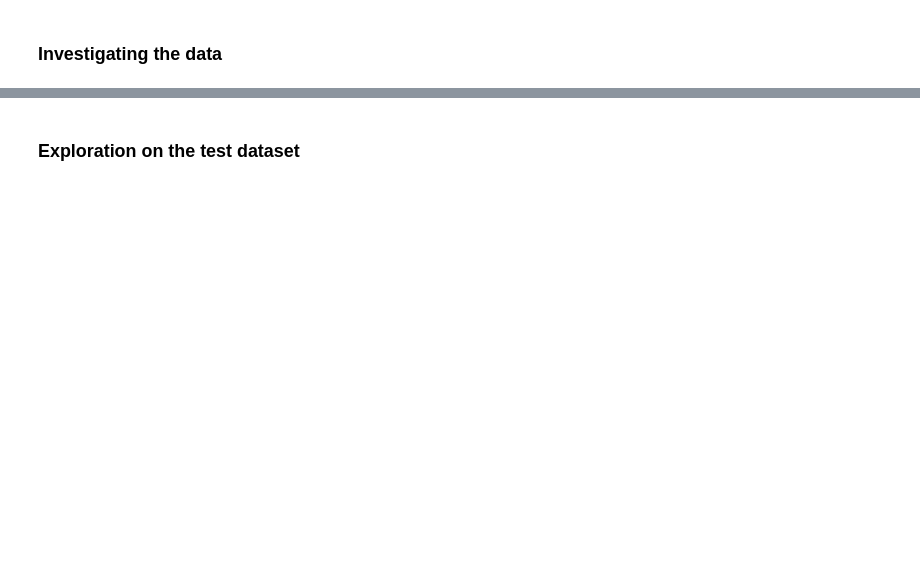
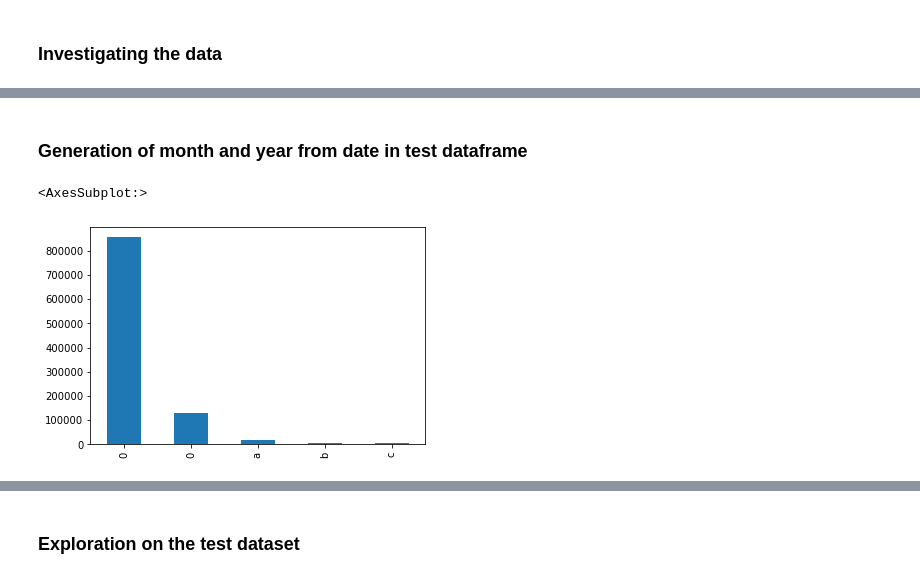
Before and after one commit to Stella-Mutacho/10Academy-Pharmaceutical-Sales-prediction-Project, a Jupyter notebook: notebooks/eda.ipynb, the cells around one changed output, grey strips where cells are left out. Cells and saved outputs as stored; diff of their text form; code cells hidden in the pictures; blank space fills up the shorter version.

```diff
--- a/notebooks/eda.ipynb
+++ b/notebooks/eda.ipynb
@@ -139,0 +279,39 @@ dtype: int64
+# %%
+#imp_median = SimpleImputer(missing_values=np.nan, strategy='most_frequent')
+
+
+
+#train_store['PromoInterval'].fillna(0, inplace=True)
+
+# imp_median = SimpleImputer(missing_values=np.nan, strategy='median')
+# imp_median = imp_median.fit(train_store[['CompetitionDistance']])
+# train_store['CompetitionDistance'] = imp_median.transform(train_store[['CompetitionDistance']]).ravel()
+
+imp_median = SimpleImputer(missing_values=np.nan, strategy='median')
+imp_median = imp_median.fit(train_store[['CompetitionOpenSinceYear']])
+train_store['CompetitionOpenSinceYear'] = imp_median.transform(train_store[['CompetitionOpenSinceYear']]).ravel()
+
+imp_median = SimpleImputer(missing_values=np.nan, strategy='median')
+imp_median = imp_median.fit(train_store[['CompetitionOpenSinceYear']])
+train_store['CompetitionOpenSinceYear'] = imp_median.transform(train_store[['CompetitionOpenSinceYear']]).ravel()
+
+imp_median = SimpleImputer(missing_values=np.nan, strategy='median')
+imp_median = imp_median.fit(train_store[['Promo2SinceWeek']])
+train_store['Promo2SinceWeek'] = imp_median.transform(train_store[['Promo2SinceWeek']]).ravel()
+imp_median = SimpleImputer(missing_values=np.nan, strategy='median')
+imp_median = imp_median.fit(train_store[['Promo2SinceWeek']])
+train_store['Promo2SinceYear'] = imp_median.transform(train_store[['Promo2SinceYear']]).ravel()
+imputer = SimpleImputer(strategy='constant',
+                        missing_values=np.nan, fill_value=0)
+imp_median = imp_median.fit(train_store[['Open']])
+train_store['Open'] = imp_median.transform(train_store[['Open']]).ravel()
+imp_median = SimpleImputer(missing_values=np.nan, strategy='median')
+imp_median = imp_median.fit(train_store[['CompetitionOpenSinceYear']])
+train_store['CompetitionOpenSinceYear'] = imp_median.transform(train_store[['CompetitionOpenSinceYear']]).ravel()
+imp_most_frequent = SimpleImputer(missing_values=np.nan, strategy='most_frequent')
+imp_most_frequent = imp_most_frequent.fit(train_store[['PromoInterval']])
+train_store['PromoInterval'] = imp_most_frequent.transform(train_store[['PromoInterval']]).ravel()
+
+imp_median = SimpleImputer(missing_values=np.nan, strategy='median')
+imp_median = imp_median.fit(train_store[['CompetitionOpenSinceMonth']])
+train_store['CompetitionOpenSinceMonth'] = imp_median.transform(train_store[['CompetitionOpenSinceMonth']]).ravel()
@@ -139,0 +362,7 @@ dtype: int64
+# %% [markdown]
+### Generation of month and year from date in test dataframe
+# %%
+train_store['StateHoliday'].value_counts().plot(kind='bar')
+# %% [output]
+<AxesSubplot:>
+[figure, added]
```
Also changed, not shown: parts of 78 cells of this notebook.
